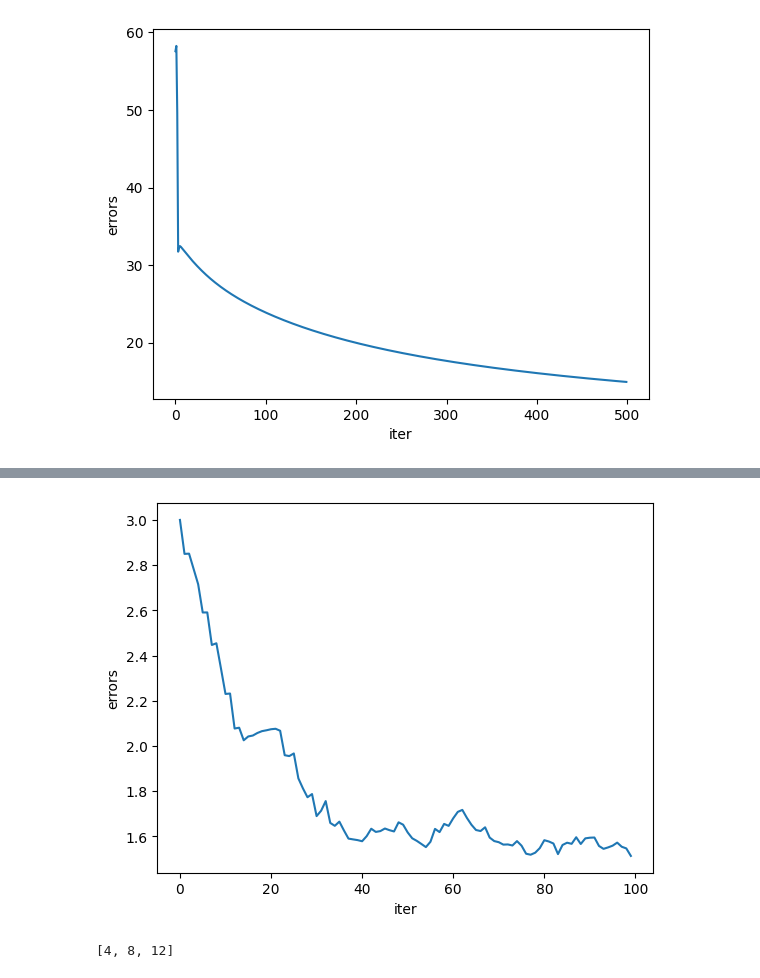
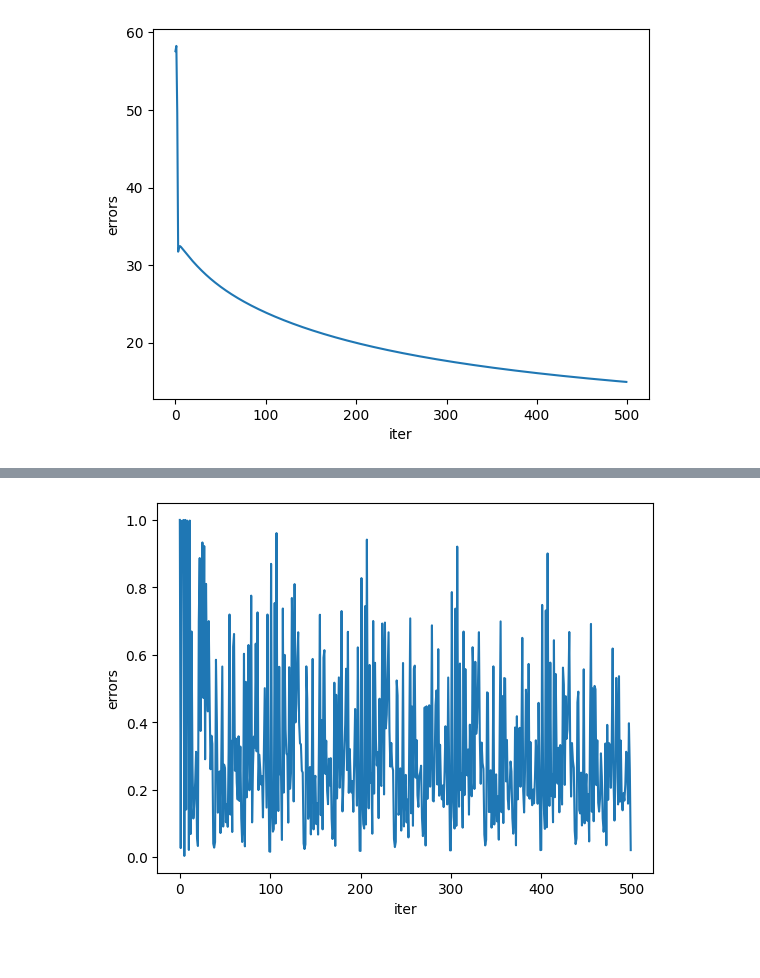
Before and after one commit to BiPaulEr/MachineLearning, a Jupyter notebook: Regression/Regression.ipynb, the cells around one changed output, grey strips where cells are left out. Cells and saved outputs as stored; diff of their text form; code cells hidden in the pictures.

```diff
--- a/Regression/Regression.ipynb
+++ b/Regression/Regression.ipynb
@@ -59,20 +59,22 @@ plt.show()
 # %% [output]
 [figure]
 # %%
-#mise à jour des poids.
+# Gradient Ascent Function
 def gradAscent(dataMatIn, classLabels):
-    dataMatrix = mat(dataMatIn)
-    labelMat = mat(classLabels).transpose()
-    m,n = dataMatrix.shape #100, 3
+    dataMatrix = np.array(dataMatIn)
+    labelMat = np.array(classLabels).reshape(-1, 1)  # Ensure column vector
+    m, n = dataMatrix.shape  # 100, 3
     alpha = 0.001
     maxCycles = 500
-    weights = ones((n,1))
+    weights = np.ones((n, 1))
     errors = []
+
     for k in range(maxCycles):
-        h = sigmoid(dataMatrix*weights)
+        h = sigmoid(np.dot(dataMatrix, weights))  # Use np.dot for matrix multiplication
         error = (labelMat - h)
-        errors.append(sum(abs(error)))
-        weights = weights + alpha * dataMatrix.transpose() * error
+        errors.append(np.sum(np.abs(error)))
+        weights = weights + alpha * np.dot(dataMatrix.T, error)  # Matrix multiplication
+
     return weights, errors
 weights, errors = gradAscent(dataMat, labelMat)
 print(weights)
@@ -85,8 +87,8 @@ def plotBestFit(npdataMat, datingLabelsColors, weights):
     fig = plt.figure()
     ax = fig.add_subplot(111)
     ax.scatter(npdataMat[:,1], npdataMat[:,2], c=datingLabelsColors)
-    x = arange(-3.0, 3.0, 0.1)
-    arrayWeight = array(weights) #transform it in array else is still like a matrice
+    x = np.arange(-3.0, 3.0, 0.1)
+    arrayWeight = np.array(weights) #transform it in array else is still like a matrice
     y = (-arrayWeight[0]-arrayWeight[1]*x)/arrayWeight[2]
     ax.plot(x,y)
     plt.xlabel('X1'); plt.ylabel('X2');
@@ -99,7 +101,7 @@ def plotErrors(errors, ylabel = "errors"):
     fig = plt.figure()
     ax = fig.add_subplot(111)
     numiterations = len(errors)
-    x = arange(0, numiterations, 1)
+    x = np.arange(0, numiterations, 1)
     ax.plot(x,errors)
     plt.xlabel('iter')
     plt.ylabel(ylabel);
@@ -109,17 +111,19 @@ plotErrors(errors)
 # %% [output]
 [figure]
 # %%
+import random
 def stocGradAscent0(dataMatrix, classLabels):
-    m,n = shape(dataMatrix)
+    m,n = np.shape(dataMatrix)
     alpha = 0.01
-    weights = ones(n)
+    weights = np.ones(n)
     errorStack = []          #log
-    for i in range(m):
-        tmp = sum(dataMatrix[i]*weights)
+    for i in range(m*5):
+        #i = random.randint(0, m) # radon to avoid pattern
+        tmp = sum(dataMatrix[i%m]*weights)
         h = sigmoid(tmp)
-        error = classLabels[i] - h
-        errorStack.append(weights)
-        weights = weights + alpha * error * dataMatrix[i]
+        error = classLabels[i%m] - h
+        errorStack.append(abs(error))
+        weights = weights + alpha * error * dataMatrix[i%m]
     return weights, errorStack
 nvweight, errors = stocGradAscent0(npdataMat, labelMat)
 print(nvweight)
@@ -145,33 +136,6 @@ plotWeights(errors)
 # %%
-absolute_errors = [sum(arr) for arr in errors]
-plotErrors(absolute_errors)
+plotErrors(errors)
 # %% [output]
-[figure, old version]
+[figure, new version]
-# %%
-def collect_returns(decorated_function):
-    results = []  # Liste pour stocker les valeurs de retour
-
-    def wrapper(*args, **kwargs):
-        result = decorated_function(*args, **kwargs)
-        results.append(result)  # Ajouter la valeur de retour à la liste
-        return result
-
-    wrapper.results = results  # Attacher la liste des résultats au wrapper pour y accéder plus tard
-    return wrapper
-
-# Utilisation du décorateur
-@collect_returns
-def ma_fonction(x):
-    return x * 2
-
-# Appeler la fonction décorée plusieurs fois
-ma_fonction(2)
-ma_fonction(4)
-ma_fonction(6)
-
-# Accéder à la liste des valeurs de retour
-print(ma_fonction.results)
-# %% [output]
-[4, 8, 12]
 # %%
 def stocGradAscent1(dataMatrix, classLabels, numIter=150):
```
Also changed, not shown: parts of 12 cells of this notebook.
